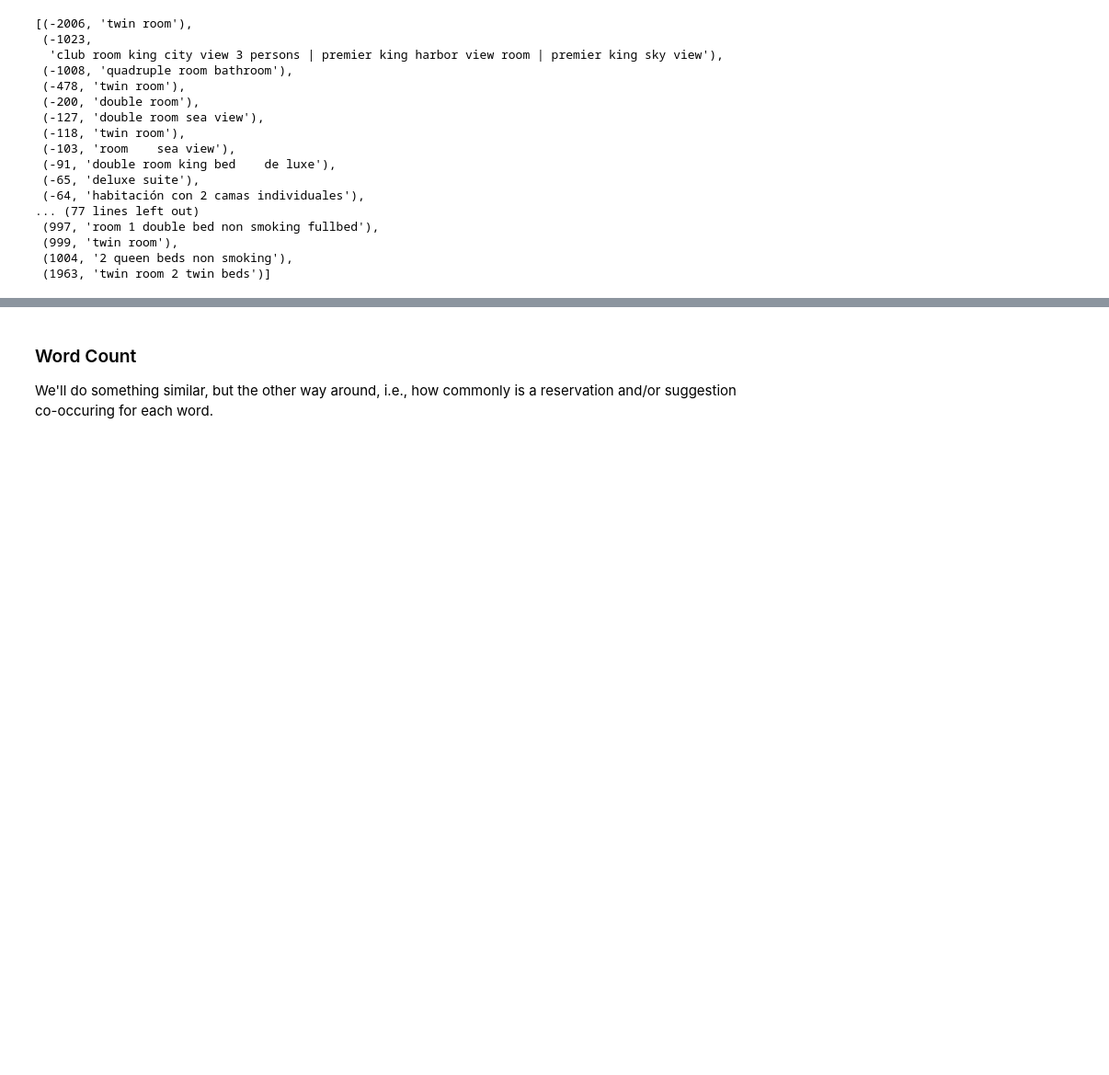
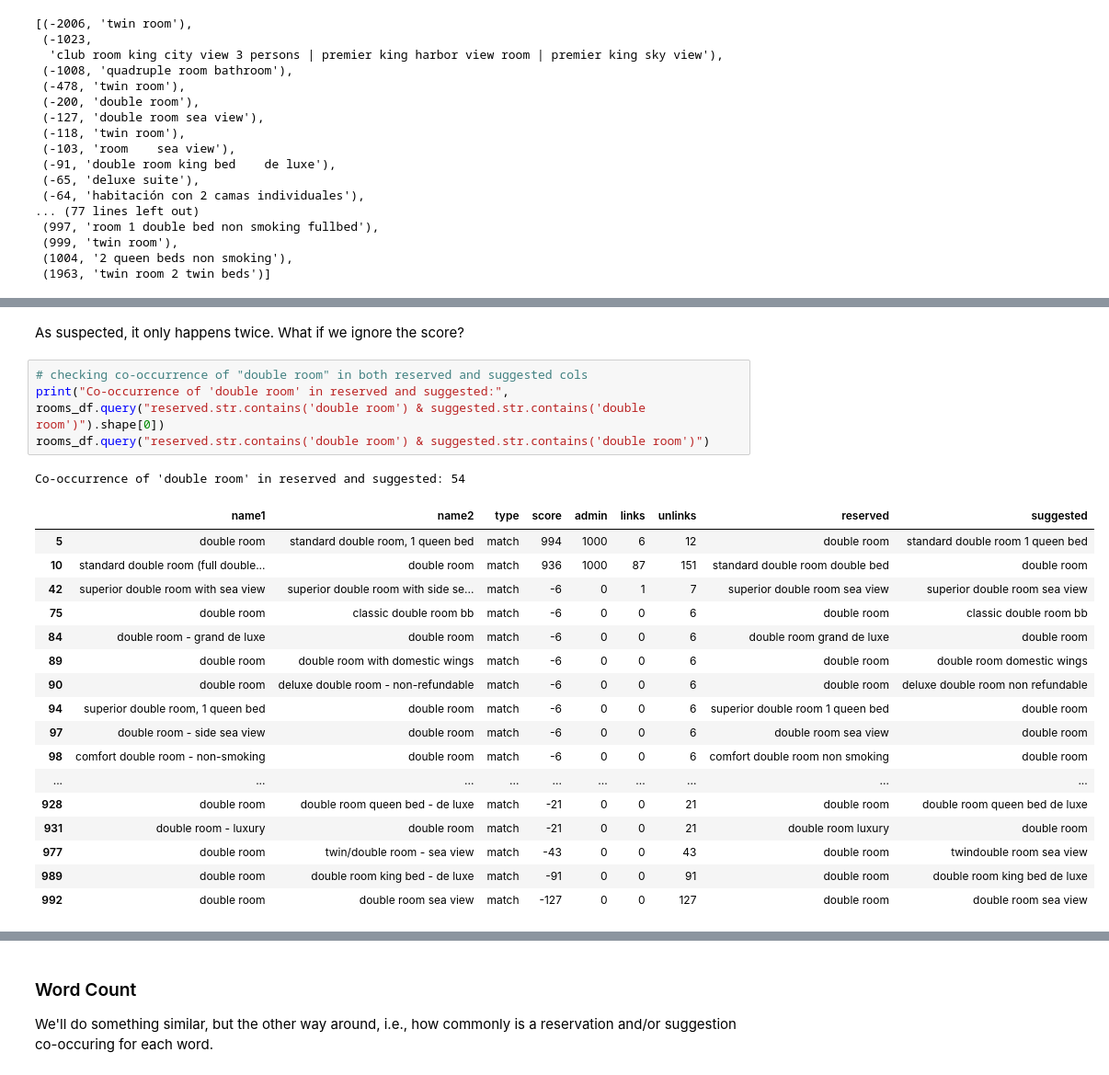
Before and after one commit to duarteharris/pruvo, a Jupyter notebook: eda.ipynb, the cells around one changed output, grey strips where cells are left out. Shown at 92% size. Drawn from its saved outputs; the diff is of its cells as text; blank space fills up the shorter version.

Commit message:
feat: :sparkles: analyzed the "double room" co-occurence

```diff
--- a/eda.ipynb
+++ b/eda.ipynb
@@ -1135,0 +1145,25 @@ It has now occured to me: **are the cases of the same name1 and/or name2 being p
+# %% [markdown]
+As suspected, it only happens twice. What if we ignore the score?
+# %%
+# checking co-occurrence of "double room" in both reserved and suggested cols
+print("Co-occurrence of 'double room' in reserved and suggested:", rooms_df.query("reserved.str.contains('double room') & suggested.str.contains('double room')").shape[0])
+rooms_df.query("reserved.str.contains('double room') & suggested.str.contains('double room')")
+# %% [output]
+Co-occurrence of 'double room' in reserved and suggested: 54
+|  | name1 | name2 | type | score | admin | links | unlinks | reserved | suggested |
+| 5 | double room | standard double room, 1 queen bed | match | 994 | 1000 | 6 | 12 | double room | standard double room 1 queen bed |
+| 10 | standard double room (full double... | double room | match | 936 | 1000 | 87 | 151 | standard double room double bed | double room |
+| 42 | superior double room with sea view | superior double room with side se... | match | -6 | 0 | 1 | 7 | superior double room sea view | superior double room sea view |
+| 75 | double room | classic double room bb | match | -6 | 0 | 0 | 6 | double room | classic double room bb |
+| 84 | double room - grand de luxe | double room | match | -6 | 0 | 0 | 6 | double room grand de luxe | double room |
+| 89 | double room | double room with domestic wings | match | -6 | 0 | 0 | 6 | double room | double room domestic wings |
+| 90 | double room | deluxe double room - non-refundable | match | -6 | 0 | 0 | 6 | double room | deluxe double room non refundable |
+| 94 | superior double room, 1 queen bed | double room | match | -6 | 0 | 0 | 6 | superior double room 1 queen bed | double room |
+| 97 | double room - side sea view | double room | match | -6 | 0 | 0 | 6 | double room sea view | double room |
+| 98 | comfort double room - non-smoking | double room | match | -6 | 0 | 0 | 6 | comfort double room non smoking | double room |
+| ... | ... | ... | ... | ... | ... | ... | ... | ... | ... |
+| 928 | double room | double room queen bed - de luxe | match | -21 | 0 | 0 | 21 | double room | double room queen bed de luxe |
+| 931 | double room - luxury | double room | match | -21 | 0 | 0 | 21 | double room luxury | double room |
+| 977 | double room | twin/double room - sea view | match | -43 | 0 | 0 | 43 | double room | twindouble room sea view |
+| 989 | double room | double room king bed - de luxe | match | -91 | 0 | 0 | 91 | double room | double room king bed de luxe |
+| 992 | double room | double room sea view | match | -127 | 0 | 0 | 127 | double room | double room sea view |
```
Also changed, not shown: parts of 4 cells of this notebook.
